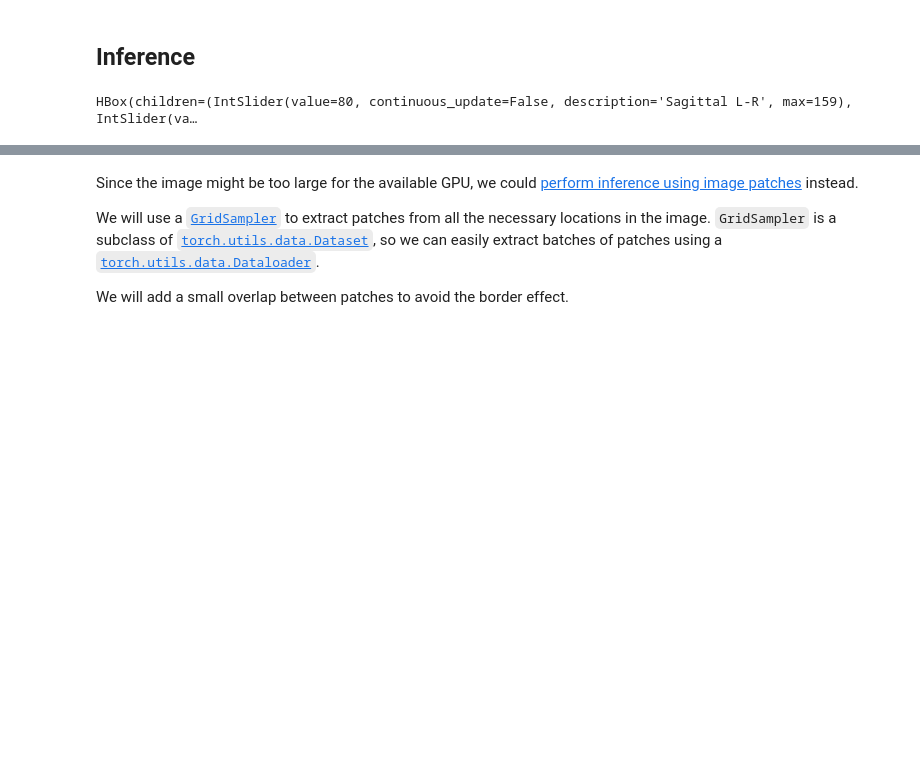
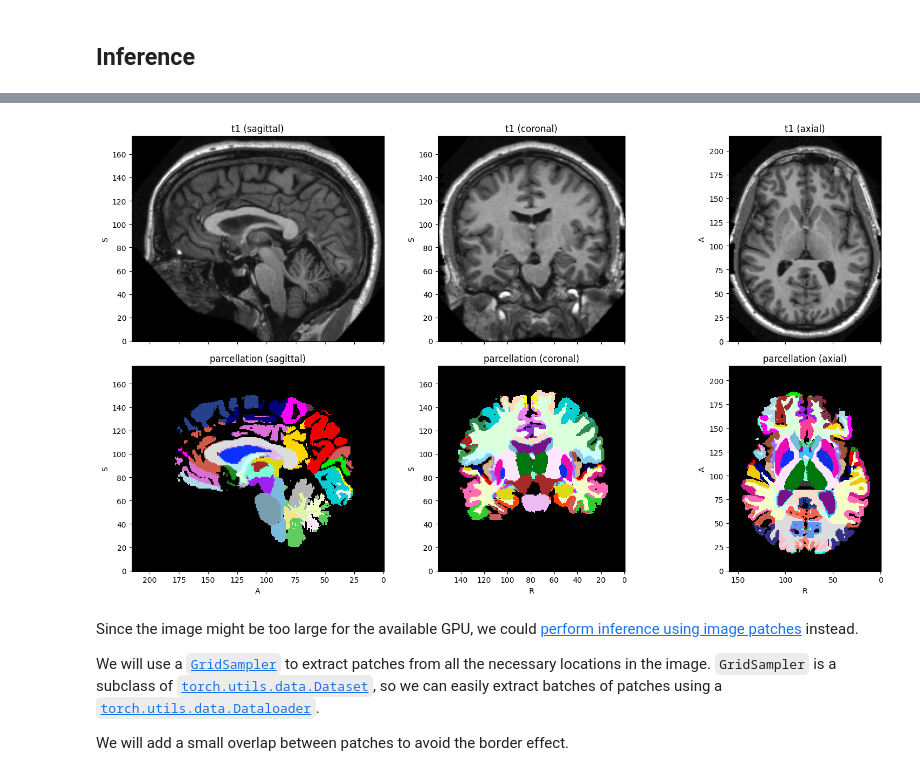
Before and after one commit to fepegar/torchio-notebooks, a Jupyter notebook: notebooks/Brain_parcellation_with_TorchIO_and_HighRes3DNet.ipynb, the cells around one changed output, grey strips where cells are left out. Saved outputs shown, nothing was run; the diff lists cells and outputs as text; code cells hidden in the pictures; blank space fills up the shorter version.

```diff
--- a/notebooks/Brain_parcellation_with_TorchIO_and_HighRes3DNet.ipynb
+++ b/notebooks/Brain_parcellation_with_TorchIO_and_HighRes3DNet.ipynb
@@ -100,7 +97,7 @@ We will use the wonderful [PyTorch Hub](https://pytorch.org/hub/) to download th
 # %%
 repo = 'fepegar/highresnet'
 model_name = 'highres3dnet'
-model = torch.hub.load(repo, model_name, pretrained=True)
+model = torch.hub.load(repo, model_name, pretrained=True, trust_repo=True)
 device = torch.device('cuda' if torch.cuda.is_available() else 'cpu')
 print('Device:', device)
 model.to(device).eval();
@@ -110,15 +106,29 @@ Downloading: "https://github.com/fepegar/highresnet-models/raw/master/highres3dn
 Device: cuda
 # %% [markdown]
 ## Inference
+# %%
+# Some tools for visualization
+class ColorMapHelper:
+    def __init__(self, colors_path):
+        columns = 'name', *'rgba'
+        df = pd.read_csv(colors_path, sep=' ', header=None, index_col=0, names=columns)
+        max_index = max(df.index)
+        self.cmap_data = np.zeros((max_index + 1, 4))
+        df[['r', 'g', 'b', 'a']] = df[['r', 'g', 'b', 'a']] / 255
+        self.cmap_data[df.index] = df[['r', 'g', 'b', 'a']].values
+        self.cmap_data[:, 3] = 1
+        self.cmap = ListedColormap(self.cmap_data)
+helper = ColorMapHelper('GIFNiftyNet.ctbl')
+cmap = helper.cmap
+cmap_dict = {}
 # %%
-input_tensor = preprocessed.t1.data[None].to(device)  # add batch dim
+input_tensor = preprocessed.t1.data[np.newaxis].to(device)  # add batch dim
 with torch.autocast(device.type):
     logits = model(input_tensor)
-full_volume_output_tensor = logits.argmax(dim=tio.CHANNELS_DIMENSION, keepdim=True).cpu()
-plot_volume(
-    full_volume_output_tensor.numpy().squeeze(),
-    enhance=False,
-    colors_path='GIFNiftyNet.ctbl',
-)
+full_volume_output_tensor = logits.argmax(dim=tio.CHANNELS_DIMENSION, keepdim=True).cpu()[0]  # get first along batch dim
+seg = tio.LabelMap(tensor=full_volume_output_tensor, affine=preprocessed.t1.affine)
+name = 'parcellation'
+preprocessed.add_image(seg, name)
+cmap_dict[name] = cmap
+preprocessed.plot(cmap_dict=cmap_dict)
 # %% [output]
-HBox(children=(IntSlider(value=80, continuous_update=False, description='Sagittal L-R', max=159), IntSlider(va…
@@ -126,3 +135,4 @@ HBox(children=(IntSlider(value=80, continuous_update=False, description='Sagitta
+[figure, added]
 # %% [markdown]
 Since the image might be too large for the available GPU, we could [perform inference using image patches](https://torchio.readthedocs.io/data/patch_based.html) instead.
 
```
Also changed, not shown: parts of 21 cells of this notebook.
